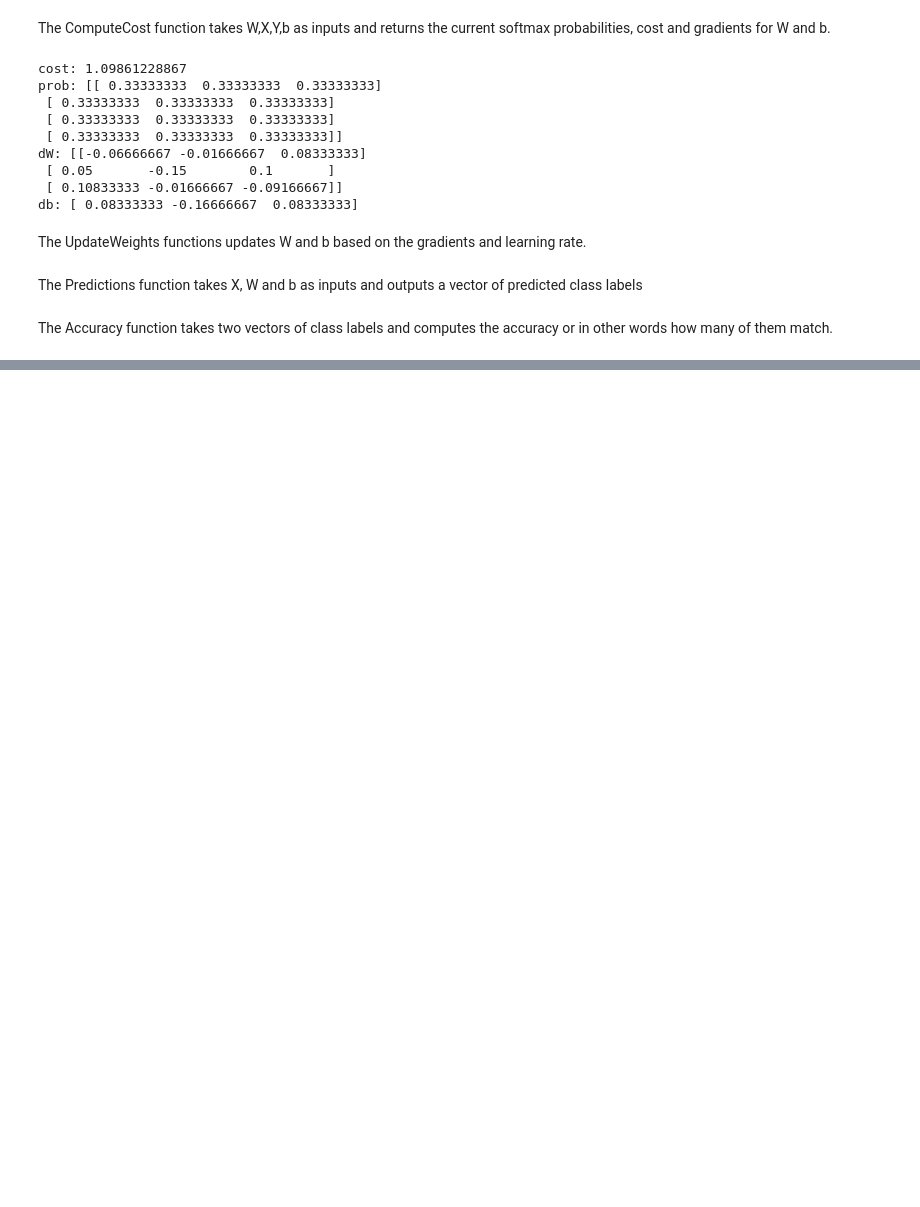
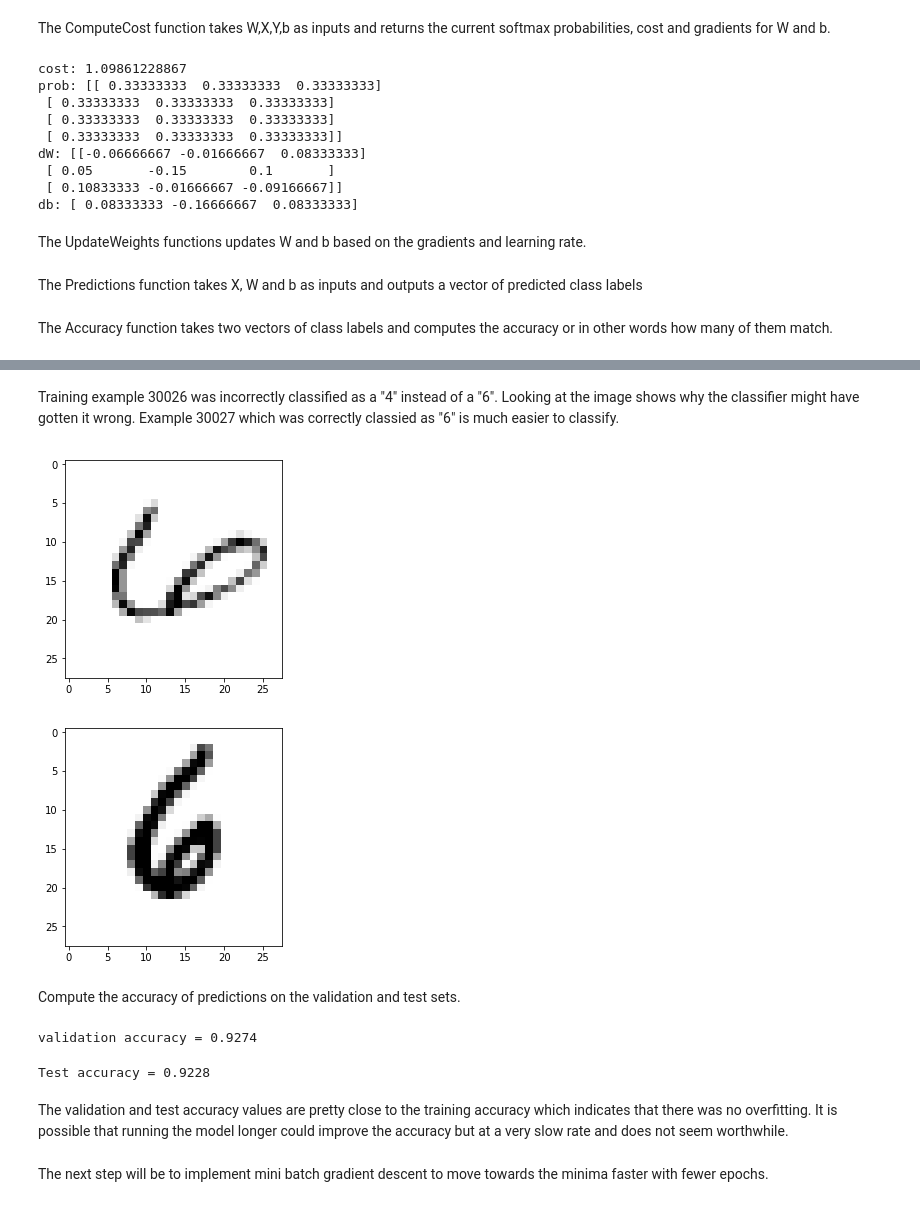
Before and after one commit to andyops/MNIST_Notebooks, a Jupyter notebook: MNIST_NP_Softmax_Basic.ipynb, the cells around one changed output, grey strips where cells are left out. Drawn from its saved outputs; the diff is of its cells as text; code cells hidden in the pictures; blank space fills up the shorter version.

```diff
--- a/MNIST_NP_Softmax_Basic.ipynb
+++ b/MNIST_NP_Softmax_Basic.ipynb
@@ -208,0 +380,34 @@ The plot also shows clearly that with a learning rate of 0.1 the cost converges
+# %% [markdown]
+Training example 30026 was incorrectly classified as a "4" instead of a "6". Looking at the image shows why the classifier might have gotten it wrong. Example 30027 which was correctly classied as "6" is much easier to classify.
+# %%
+plt.imshow(mnist.train.images[30026].reshape(28,28),cmap="Greys")
+plt.show()
+plt.imshow(mnist.train.images[30027].reshape(28,28),cmap="Greys")
+plt.show()
+# %% [output]
+[figure, added]
+[figure, added]
+# %% [markdown]
+Compute the accuracy of predictions on the validation and test sets.
+# %%
+XV = mnist.validation.images
+YV = mnist.validation.labels
+labelsV = np.argmax(YV,axis=1)
+predsV = Predictions(XV, W, b)
+accuracyV = Accuracy(predsV, labelsV)
+print("validation accuracy =", accuracyV)
+# %% [output]
+validation accuracy = 0.9274
+# %%
+XT = mnist.test.images
+YT = mnist.test.labels
+labelsT = np.argmax(YT,axis=1)
+predsT = Predictions(XT, W, b)
+accuracyT = Accuracy(predsT, labelsT)
+print("Test accuracy =", accuracyT)
+# %% [output]
+Test accuracy = 0.9228
+# %% [markdown]
+The validation and test accuracy values are pretty close to the training accuracy which indicates that there was no overfitting. It is possible that running the model longer could improve the accuracy but at a very slow rate and does not seem worthwhile.
+# %% [markdown]
+The next step will be to implement mini batch gradient descent to move towards the minima faster with fewer epochs.
```
Also changed, not shown: parts of 24 cells of this notebook, 2 other files.
